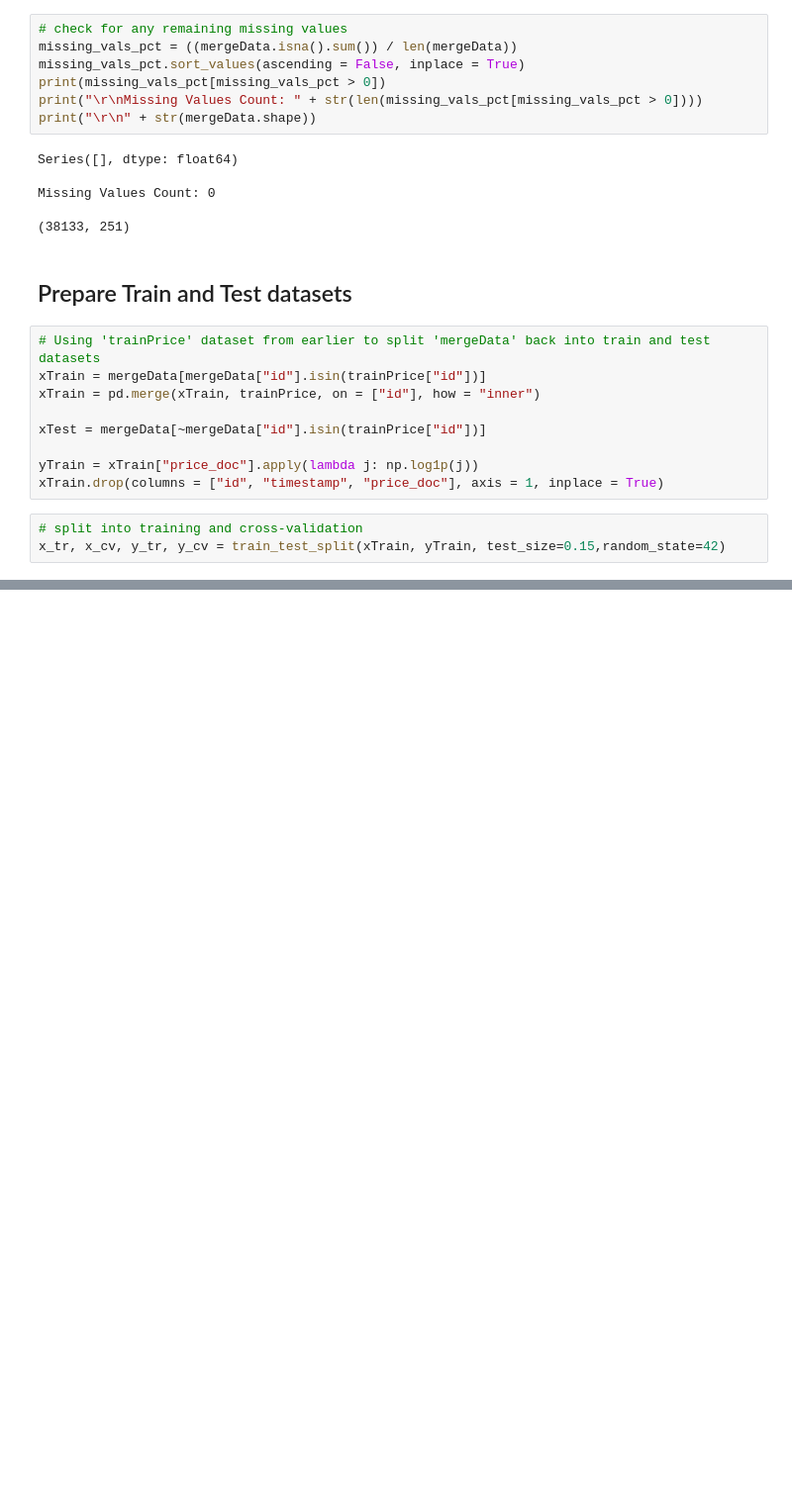
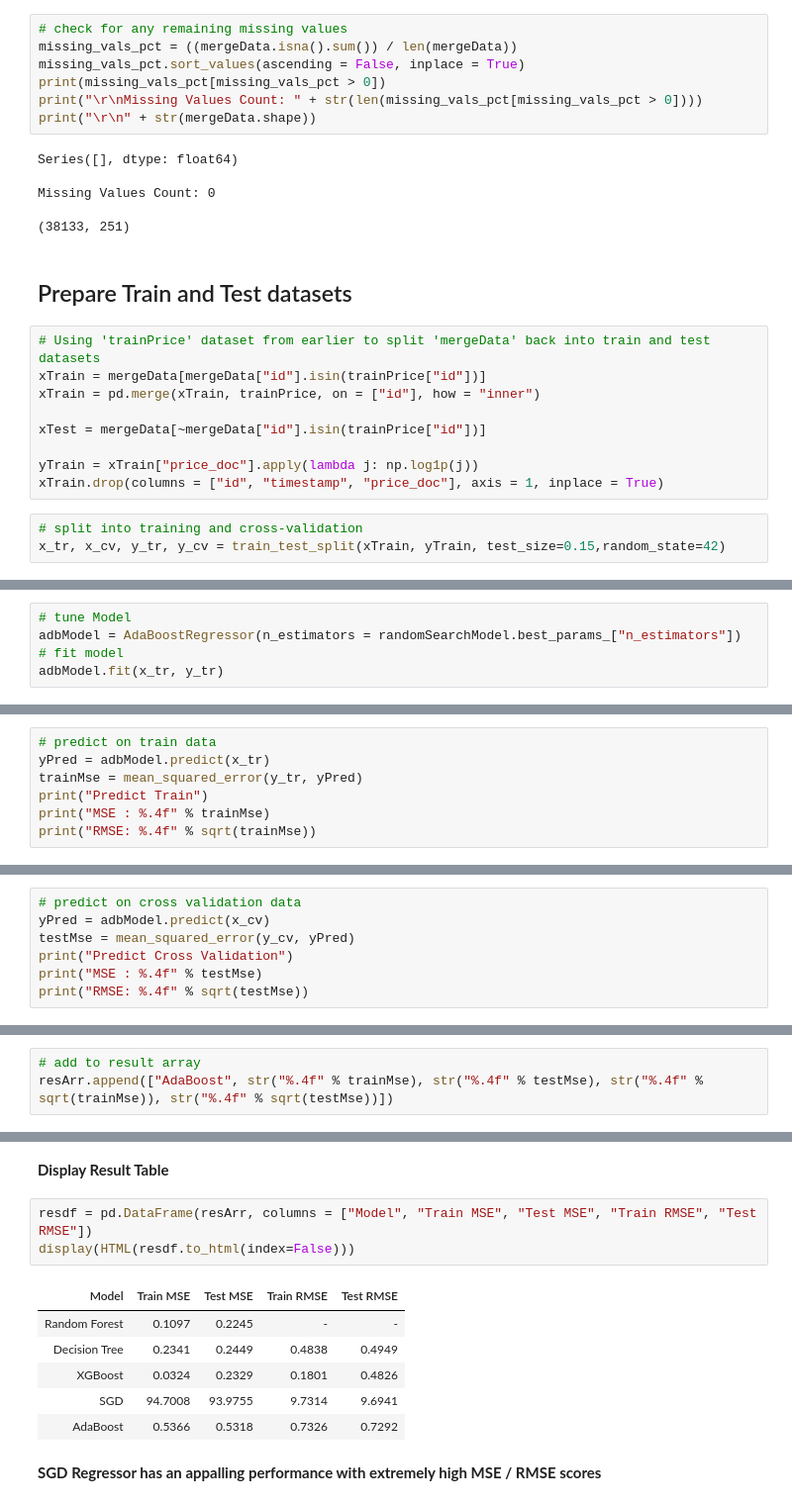
Before and after one commit to shernaliu/cz4041-machine-learning, a Jupyter notebook: code/FeatureEngineering.ipynb, the cells around one changed output, grey strips where cells are left out. Shown at 99% size. Cells and saved outputs as stored; diff of their text form; blank space fills up the shorter version.

```diff
--- a/code/FeatureEngineering.ipynb
+++ b/code/FeatureEngineering.ipynb
@@ -350,0 +899,5 @@ False
+# %%
+# tune Model
+adbModel = AdaBoostRegressor(n_estimators = randomSearchModel.best_params_["n_estimators"])
+# fit model
+adbModel.fit(x_tr, y_tr)
@@ -350,0 +906,7 @@ False
+# %%
+# predict on train data
+yPred = adbModel.predict(x_tr)
+trainMse = mean_squared_error(y_tr, yPred)
+print("Predict Train")
+print("MSE : %.4f" % trainMse)
+print("RMSE: %.4f" % sqrt(trainMse))
@@ -350,0 +917,7 @@ False
+# %%
+# predict on cross validation data
+yPred = adbModel.predict(x_cv)
+testMse = mean_squared_error(y_cv, yPred)
+print("Predict Cross Validation")
+print("MSE : %.4f" % testMse)
+print("RMSE: %.4f" % sqrt(testMse))
@@ -350,0 +928,3 @@ False
+# %%
+# add to result array
+resArr.append(["AdaBoost", str("%.4f" % trainMse), str("%.4f" % testMse), str("%.4f" % sqrt(trainMse)), str("%.4f" % sqrt(testMse))])
@@ -350,0 +973,14 @@ False
+# %% [markdown]
+**Display Result Table**
+# %%
+resdf = pd.DataFrame(resArr, columns = ["Model", "Train MSE", "Test MSE", "Train RMSE", "Test RMSE"])
+display(HTML(resdf.to_html(index=False)))
+# %% [output]
+| Model | Train MSE | Test MSE | Train RMSE | Test RMSE |
+| Random Forest | 0.1097 | 0.2245 | - | - |
+| Decision Tree | 0.2341 | 0.2449 | 0.4838 | 0.4949 |
+| XGBoost | 0.0324 | 0.2329 | 0.1801 | 0.4826 |
+| SGD | 94.7008 | 93.9755 | 9.7314 | 9.6941 |
+| AdaBoost | 0.5366 | 0.5318 | 0.7326 | 0.7292 |
+# %% [markdown]
+**SGD Regressor has an appalling performance with extremely high MSE / RMSE scores**
```
Also changed, not shown: parts of 72 cells of this notebook, 1 other file.
